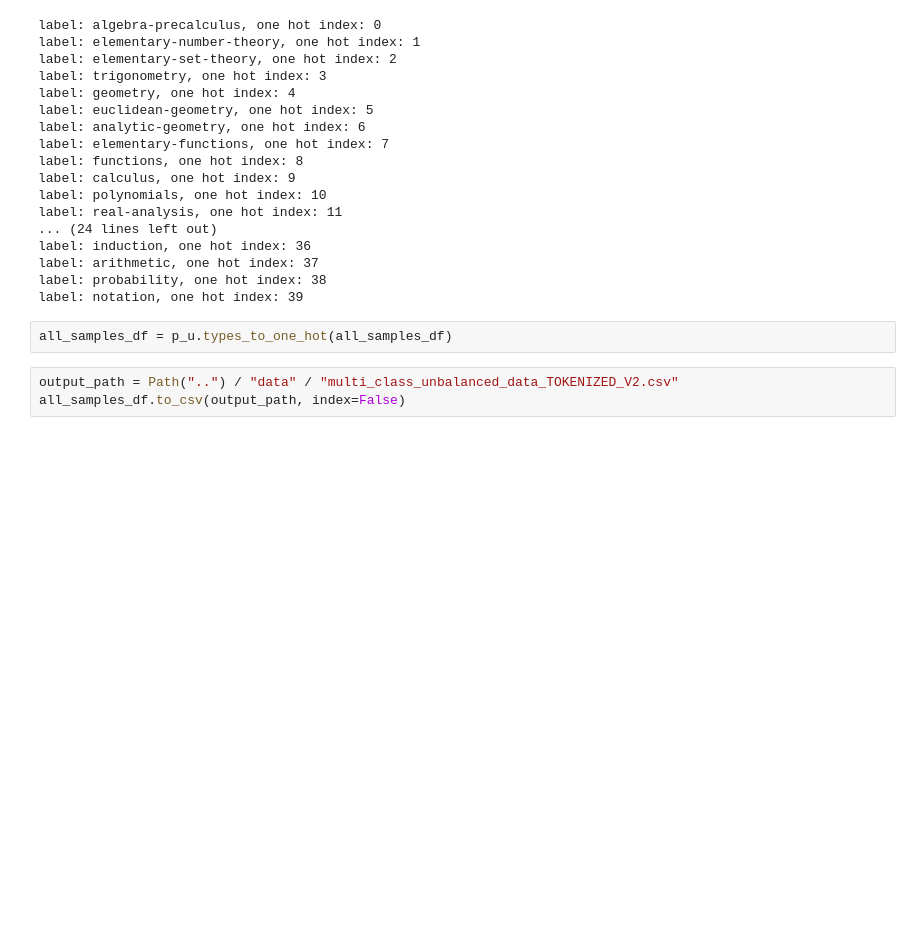
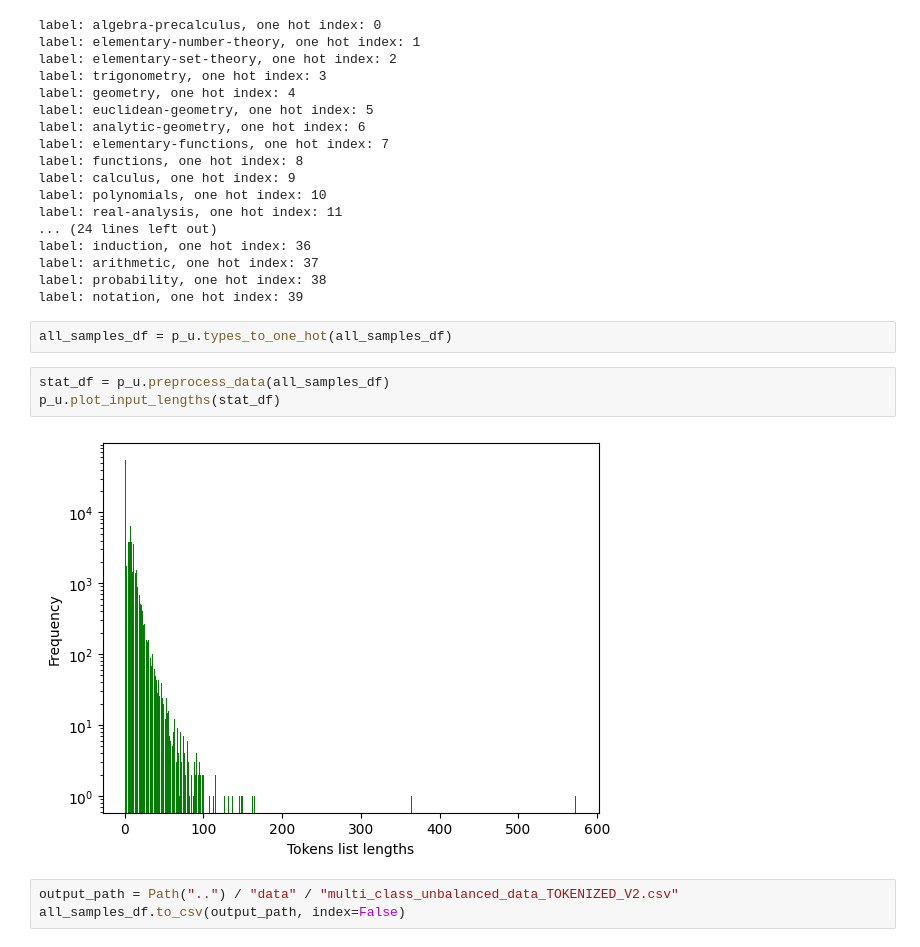
Before and after one commit to padieul/sem_math_repo, a Jupyter notebook: classification_formulas_multilabel/preprocess_multi.ipynb, the cells around one changed output. Cells and saved outputs as stored; diff of their text form; blank space fills up the shorter version.

```diff
--- a/classification_formulas_multilabel/preprocess_multi.ipynb
+++ b/classification_formulas_multilabel/preprocess_multi.ipynb
@@ -246,6 +268,11 @@ label: probability, one hot index: 38
 label: notation, one hot index: 39
 # %%
 all_samples_df = p_u.types_to_one_hot(all_samples_df)
+# %%
+stat_df = p_u.preprocess_data(all_samples_df)
+p_u.plot_input_lengths(stat_df)
+# %% [output]
+[figure, added]
 # %%
 output_path = Path("..") / "data" / "multi_class_unbalanced_data_TOKENIZED_V2.csv"
 all_samples_df.to_csv(output_path, index=False)
```
Also changed, not shown: parts of 8 cells of this notebook, 20 other files.
